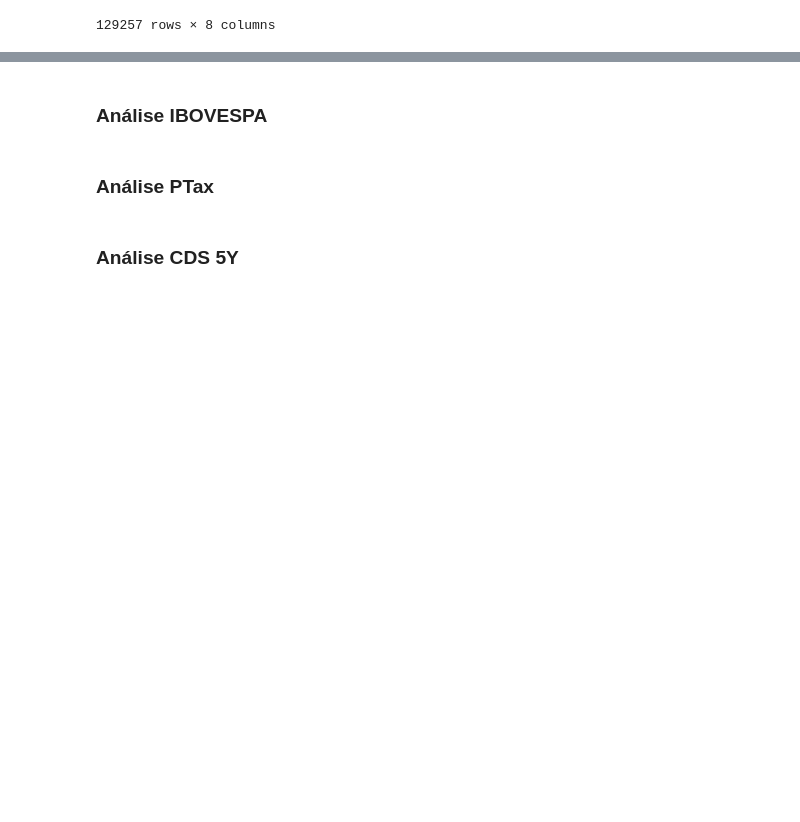
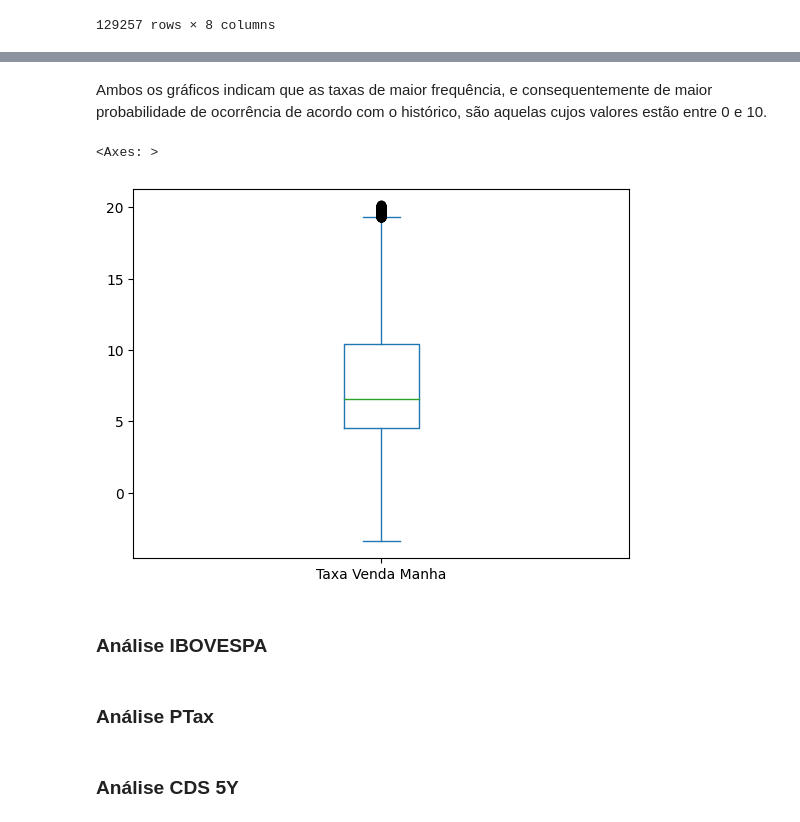
Before and after one commit to fppfurtado/mvp-pos-ciencia-de-dados, a Jupyter notebook: Projeto_MVP_Preditor_de_Preços_de_Títulos_Públicos_Federais.ipynb, the cells around one changed output, grey strips where cells are left out. Cells and saved outputs as stored; diff of their text form; code cells hidden in the pictures; blank space fills up the shorter version.

```diff
--- a/Projeto_MVP_Preditor_de_Preços_de_Títulos_Públicos_Federais.ipynb
+++ b/Projeto_MVP_Preditor_de_Preços_de_Títulos_Públicos_Federais.ipynb
@@ -137,3 +227,10 @@ historico_titulos.sort_values('Data Base', ascending = False)
+# %% [markdown]
+Ambos os gráficos indicam que as taxas de maior frequência, e consequentemente de maior probabilidade de ocorrência de acordo com o histórico, são aquelas cujos valores estão entre 0 e 10.
+# %%
+historico_titulos['Taxa Venda Manha'].plot(kind = 'box')
+# %% [output]
+<Axes: >
+[figure, added]
 # %% [markdown]
 ### Análise IBOVESPA
 # %% [markdown]
```
Also changed, not shown: parts of 22 cells of this notebook.
